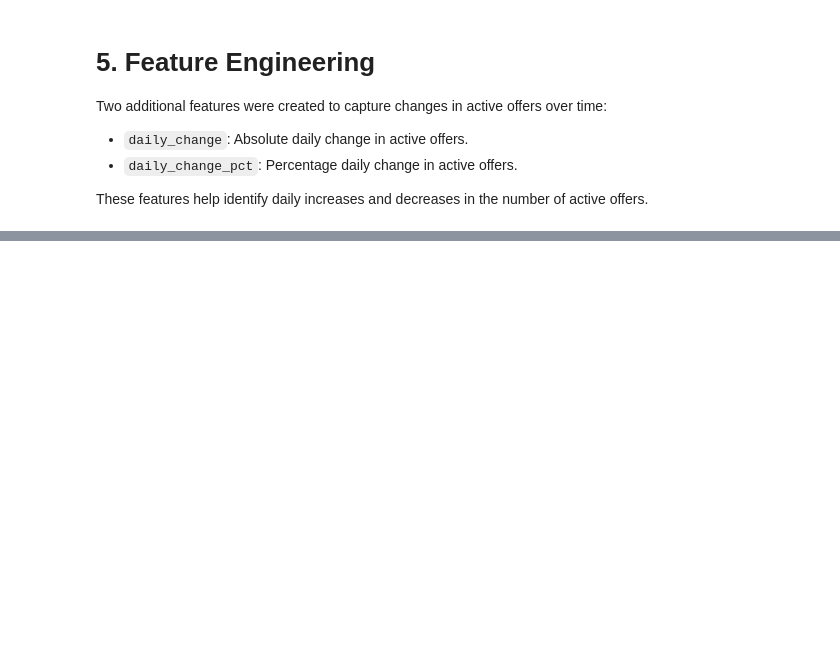
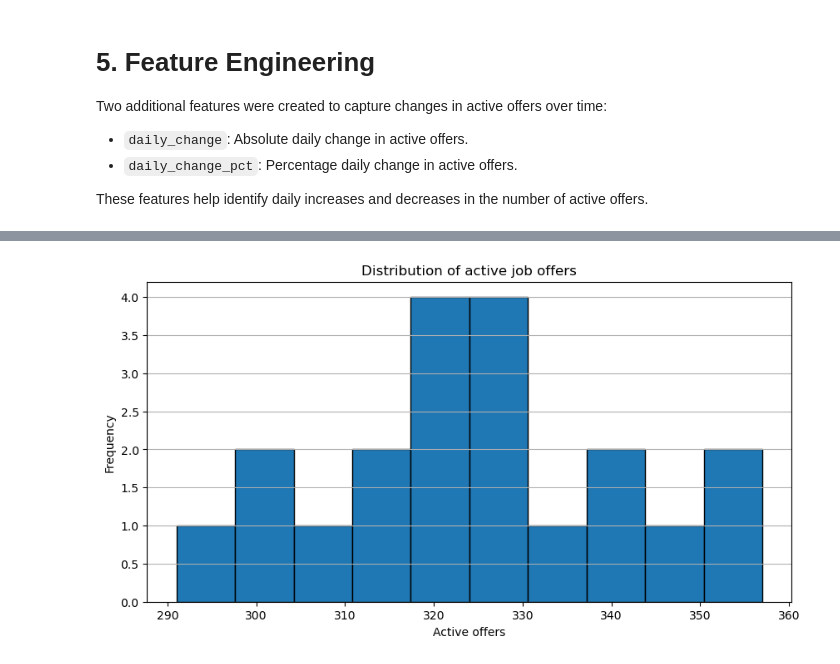
Before and after one commit to mkplwro/job-market-sql-pipeline, a Jupyter notebook: notebooks/01_forecasting_eda.ipynb.ipynb, the cells around one changed output, grey strips where cells are left out. Cells and saved outputs as stored; diff of their text form; code cells hidden in the pictures; blank space fills up the shorter version.

```diff
--- a/notebooks/01_forecasting_eda.ipynb.ipynb
+++ b/notebooks/01_forecasting_eda.ipynb.ipynb
@@ -201,0 +229,13 @@ plt.show()
+# %%
+plt.figure(figsize=(10, 5))
+
+plt.hist(df["active_offers"], bins=10, edgecolor="black")
+
+plt.title("Distribution of active job offers")
+plt.xlabel("Active offers")
+plt.ylabel("Frequency")
+plt.grid(axis="y")
+
+plt.show()
+# %% [output]
+[figure, added]
```
Also changed, not shown: parts of 19 cells of this notebook.
